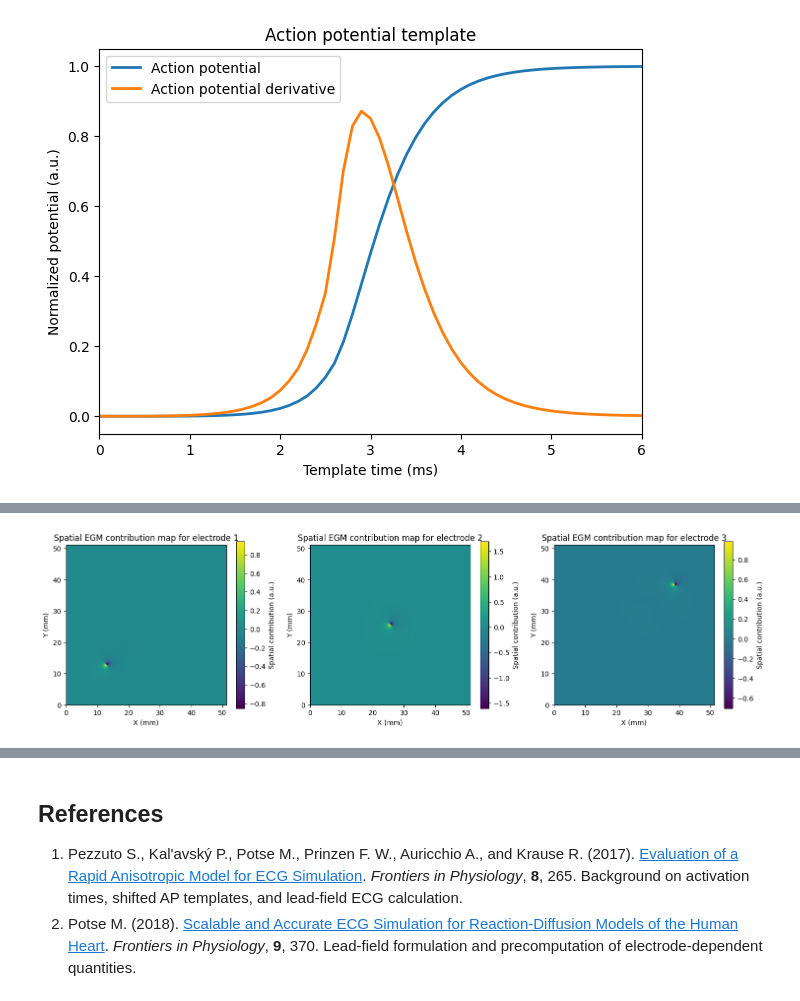
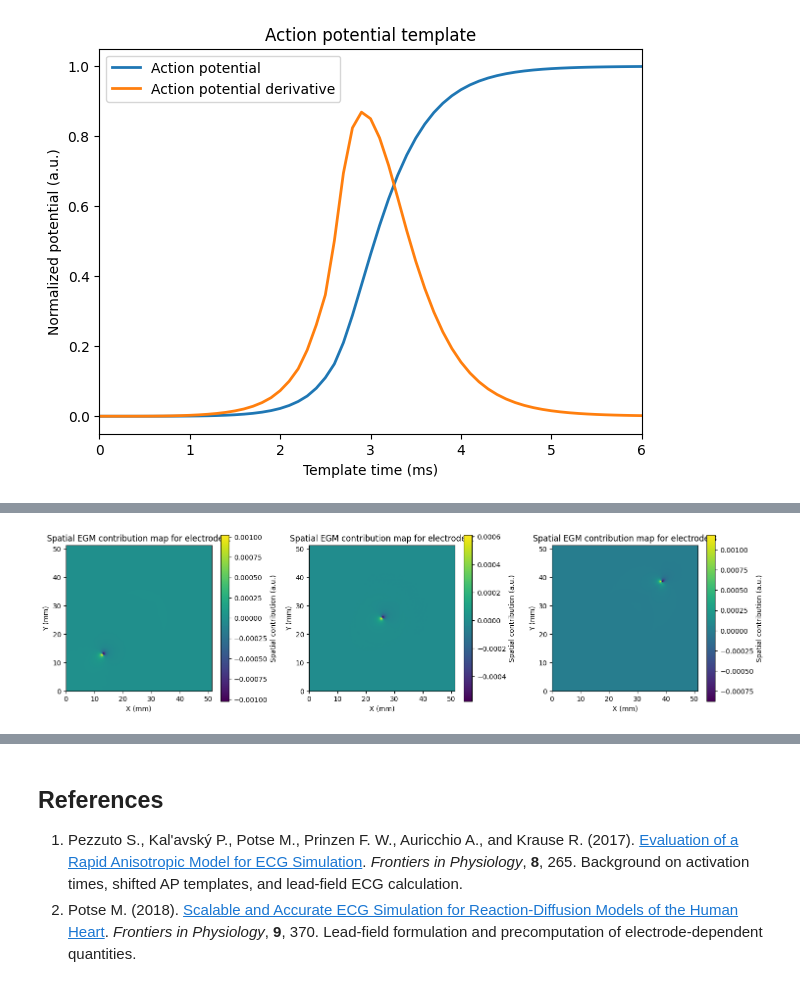
Before and after one commit to finitewave/Finitewave-Tools, a Jupyter notebook: Tutorials/LAT based Electrograms.ipynb, the cells around one changed output, grey strips where cells are left out. Drawn from its saved outputs; the diff is of its cells as text; code cells hidden in the pictures.

```diff
--- a/Tutorials/LAT based Electrograms.ipynb
+++ b/Tutorials/LAT based Electrograms.ipynb
@@ -290,34 +308,36 @@ def compute_gradients(grad_ops, x):
     -------
     grad : ndarray
         Spatial derivatives shaped (ndim, P), ordered by mesh axis.
         No area factor is applied.
     """
     x = np.asarray(x, dtype=float)
     x = x.ravel()
 
     grads = np.stack([g @ x for g in grad_ops], axis=0)
 
     return grads
 
 spatial_discretization = fw.FiniteDifferenceGradient()
 grad_ops = spatial_discretization.build_gradient_operator(tissue.mesh, dr=dr)
 
 lead_field_grads = np.array([compute_gradients(grad_ops, lead_field) for lead_field in lead_fields])
 lat_grad = compute_gradients(grad_ops, lats)
 
-source_weights = np.sum((lat_grad[None, ...] * lead_field_grads), axis=1)
+d_intra = D_intra * tissue.conductivity.ravel()
 
-fig, axs = plt.subplots(1, len(electrode_coords), figsize=(15, 4))
+source_weights = np.sum((lat_grad[None, ...] * d_intra[None, ...] * lead_field_grads) * dr**3, axis=1)
+
+fig, axs = plt.subplots(1, len(lead_coords), figsize=(15, 4))
 for i, ax in enumerate(axs):
     source_weight_map = source_weights[i].reshape(lats.shape)
     im = ax.imshow(source_weight_map, cmap="viridis", origin="lower",
                    extent=[0, grid_size * dr, 0, grid_size * dr])
     ax.set_title(f"Spatial EGM contribution map for electrode {i + 1}")
     ax.set_xlabel("X (mm)")
     ax.set_ylabel("Y (mm)")
     fig.colorbar(im, ax=ax, label="Spatial contribution (a.u.)")
 plt.tight_layout()
 plt.show()
 # %% [output]
-[figure, old version]
+[figure, new version]
 # %% [markdown]
```
Also changed, not shown: parts of 14 cells of this notebook, 4 other files.
